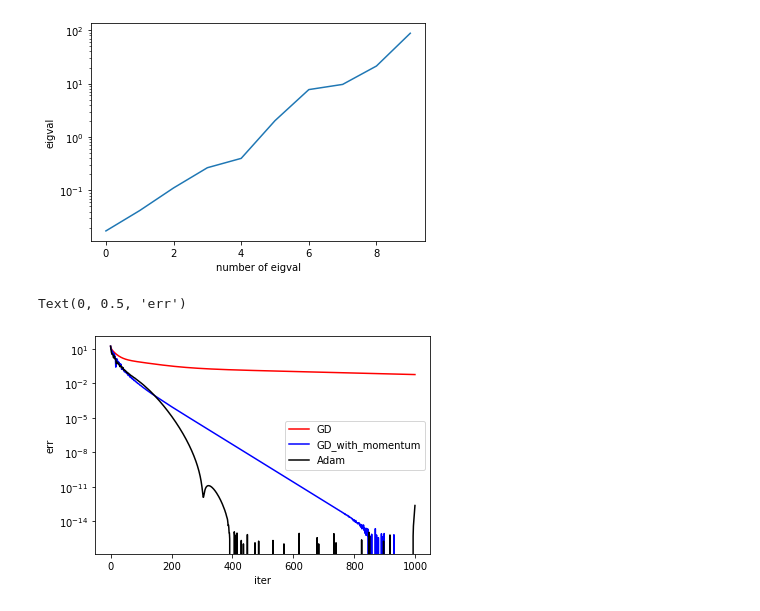
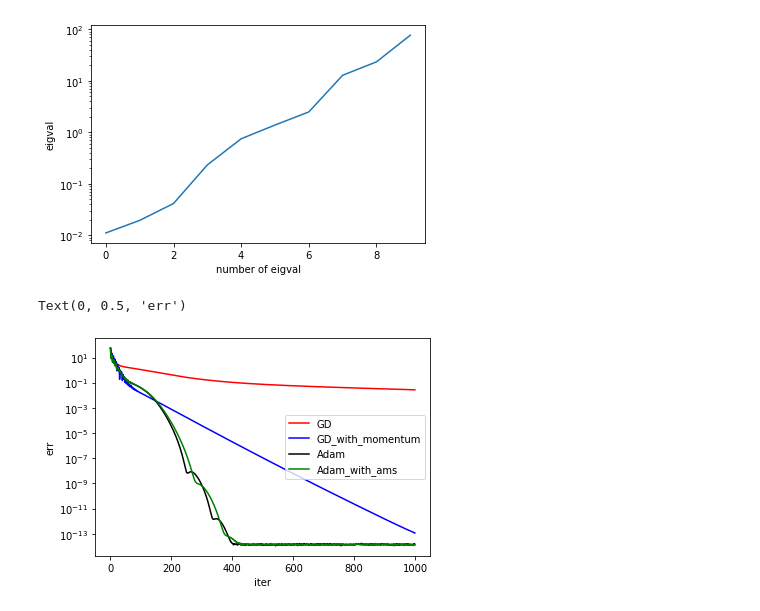
Before and after one commit to LuchnikovI/QGOpt, a Jupyter notebook: test_1_simple_renorm.ipynb, the cells around one changed output. Drawn from its saved outputs; the diff is of its cells as text; code cells hidden in the pictures.

```diff
--- a/test_1_simple_renorm.ipynb
+++ b/test_1_simple_renorm.ipynb
@@ -5,32 +5,37 @@ import qriemannopt as qro
 # %%
 ham_dim = 10 # dimension of hamiltonian
 renorm_ham_dim = 3 # dimension of renormalized hamiltonian
 
 # hamiltonian
 H = qro.real_to_complex(tf.random.normal((ham_dim, ham_dim, 2), dtype=tf.float64))
 H = 0.5 * (H + tf.linalg.adjoint(H))
 
 # make hamiltonian ill conditioned
 H = tf.linalg.expm(H)
 plt.plot(tf.linalg.eigvalsh(H))
 plt.yscale('log')
 plt.xlabel('number of eigval')
 plt.ylabel('eigval')
 
 # isometric matrix
 q_in = tf.complex(tf.random.normal((ham_dim, renorm_ham_dim), dtype=tf.float64),
                tf.random.normal((ham_dim, renorm_ham_dim), dtype=tf.float64))
 q_in, _ = tf.linalg.qr(q_in)
 q_in = qro.complex_to_real(q_in)
 
 # min of loss function
 min_value = tf.cast(tf.reduce_sum(tf.linalg.eigvalsh(H)[:renorm_ham_dim]),
                    dtype=tf.float64)
 
 # riemannian optimizaers
-opts = {'GD':qro.StiefelSGD(0.002), 'GD_with_momentum':qro.StiefelSGD(0.05, 0.9), 'Adam':qro.StiefelAdam(0.1)}
+opts = {
+        'GD':qro.StiefelSGD(0.002),
+        'GD_with_momentum':qro.StiefelSGD(0.03, 0.9),
+        'Adam':qro.StiefelAdam(0.1),
+        'Adam_with_ams':qro.StiefelAdam(0.1, ams=True)
+       }
 # %% [output]
-[figure, old version]
+[figure, new version]
 # %%
 list_of_losses = {}
 # loop over optimizers
@@ -58,4 +63,4 @@ plt.xlabel('iter')
 plt.ylabel('err')
 # %% [output]
 Text(0, 0.5, 'err')
-[figure, old version]
+[figure, new version]
```
Also changed, not shown: 1 other file.
